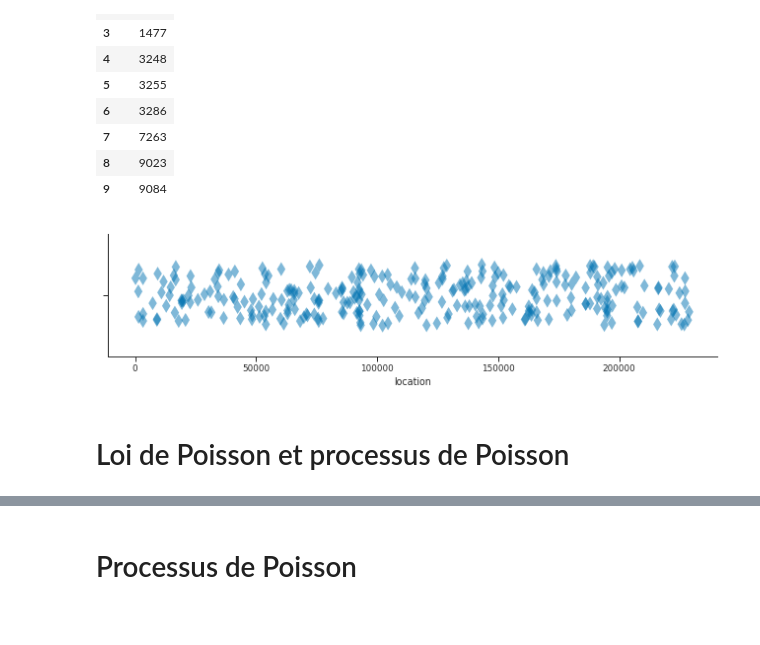
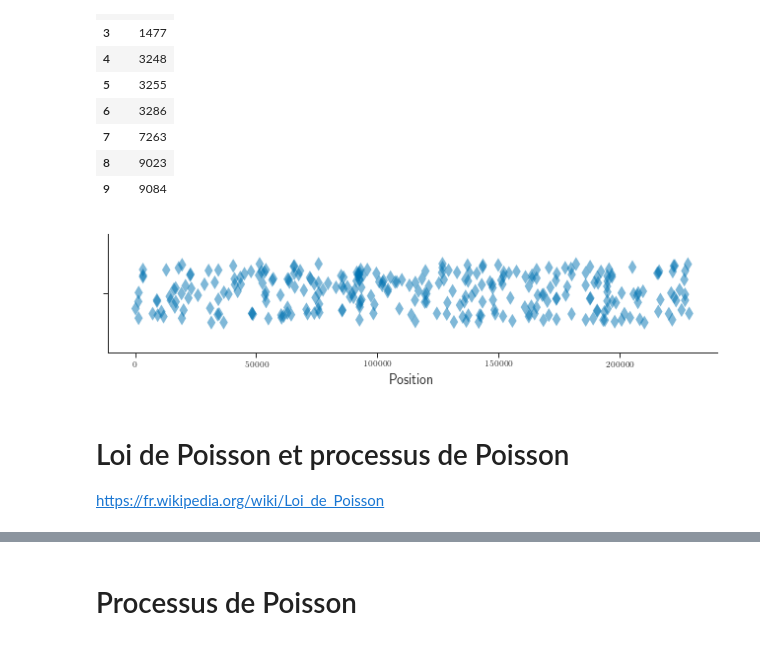
Before and after one commit to josephsalmon/agramfort.github.io, a Jupyter notebook: content/enseignement/Montpellier/HLMA408/EstimationTests.ipynb, the cells around one changed output, grey strips where cells are left out. Drawn from its saved outputs; the diff is of its cells as text; code cells hidden in the pictures.

```diff
--- a/content/enseignement/Montpellier/HLMA408/EstimationTests.ipynb
+++ b/content/enseignement/Montpellier/HLMA408/EstimationTests.ipynb
@@ -60,6 +53,21 @@ https://www.stat.berkeley.edu/users/statlabs/papers/sample.pdf
 (notamment sur les biais de collectes des données...)
 # %% [markdown]
 ## Téléchargement et import pour sauvegarder les données
+# %%
+Eleve = False  # à changer en True pour un étudiant
+
+title_font = {'size': '16'}
+axis_font = {'size': '14'}
+
+if not Eleve:
+    from matplotlib import rc
+    rc('text', usetex=True)
+    font = {'family': 'sans-serif'}
+    rc('font', **font)
+    saving = True
+    from download import download
+else:
+    saving = False
 # %%
 # to use the default values of utils for instance
 saving = True
@@ -95,19 +103,21 @@ df_mcv.head(n=10)  # df stands for Data Frame
 | 8 | 9023 |
 | 9 | 9084 |
 # %%
-fig = plt.figure(figsize=(9,2.5))
-# ax = sns.swarmplot(x=df_mcv["location"])
-ax = sns.stripplot(x=df_mcv["location"],alpha=0.5,jitter = 0.2, size=10, marker="d")
+fig = plt.figure(figsize=(9, 2.5))
+ax = sns.stripplot(x=df_mcv["location"], alpha=0.5,
+                   jitter=0.2, size=10, marker="d")
 plt.ylim([-0.4, 0.4])
-
+ax.set_xlabel('Position',**axis_font)
 sns.despine()
 plt.tight_layout()
 plt.show()
 my_saving_display(fig, dirname,
                   "jitter_location", imageformat, saving=saving)
 # %% [output]
-[figure, old version]
+[figure, new version]
 # %% [markdown]
 # Loi de Poisson et processus de Poisson
+
+https://fr.wikipedia.org/wiki/Loi_de_Poisson
 # %%
 for i in [1, 2, 5, 9]:
```
Also changed, not shown: parts of 15 cells of this notebook, 11 other files.
